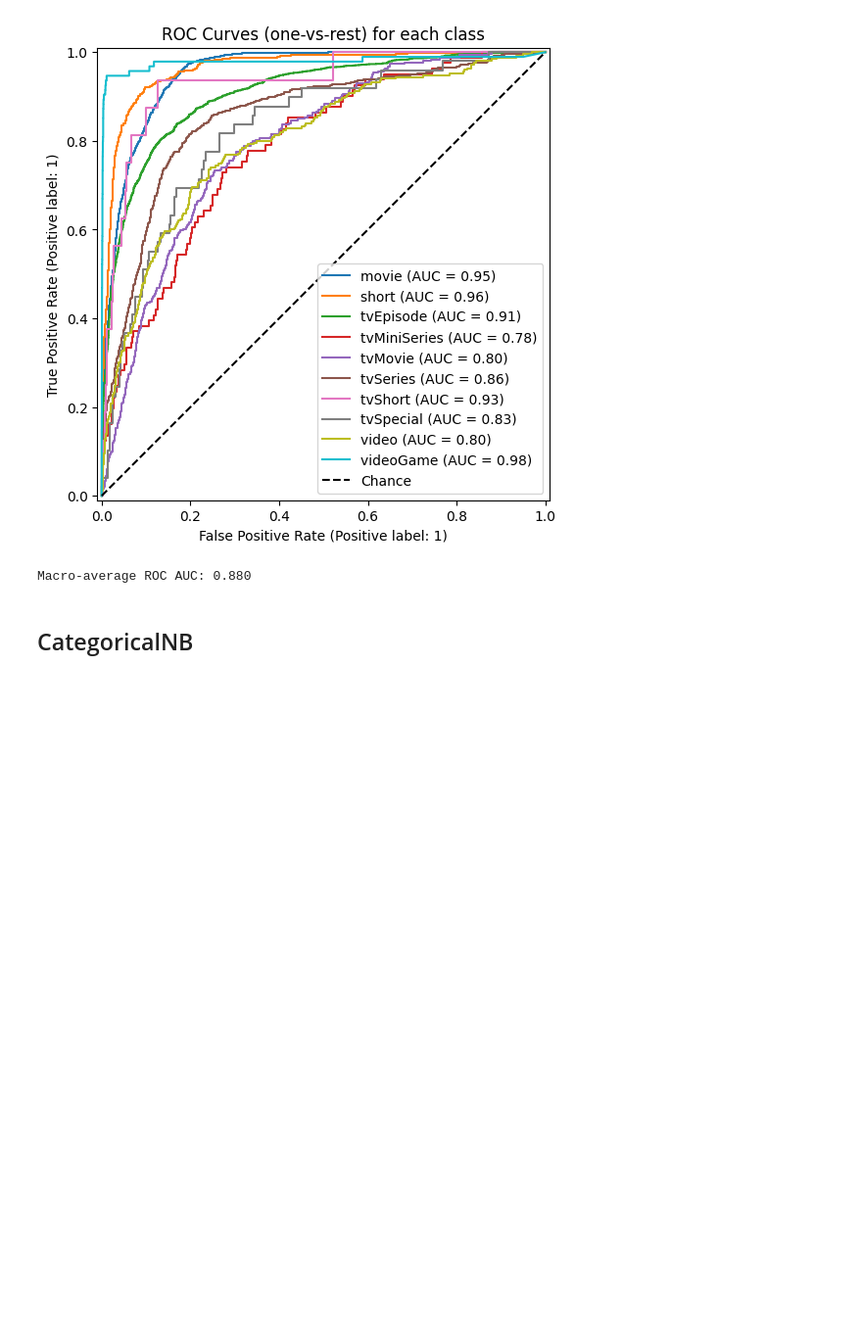
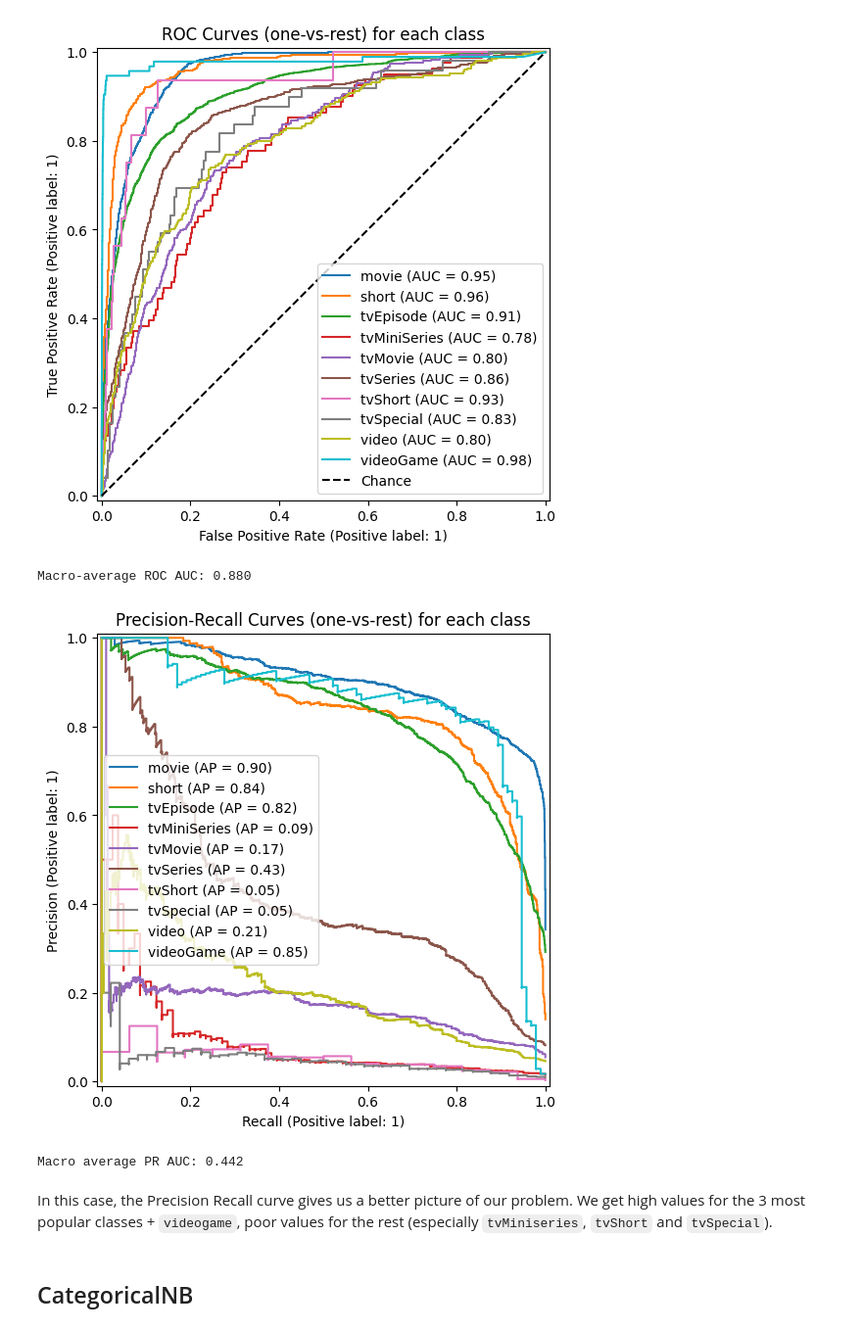
Before and after one commit to g-fabiani4-unipi/dm1_project, a Jupyter notebook: src/naive_bayes.ipynb, the cells around one changed output. Shown at 98% size. Saved outputs shown, nothing was run; the diff lists cells and outputs as text; code cells hidden in the pictures; blank space fills up the shorter version.

Commit message:
Added Precision Recall Curves
added P-R curves to both NB and DTs; added analysis

```diff
--- a/src/naive_bayes.ipynb
+++ b/src/naive_bayes.ipynb
@@ -196,6 +196,26 @@ print(f"Macro-average ROC AUC: {auc_score:.3f}")
 # %% [output]
 [figure]
 Macro-average ROC AUC: 0.880
+# %%
+plt.figure(figsize=(8, 6))
+for i, class_name in enumerate(classes):
+    PrecisionRecallDisplay.from_predictions(
+        y_test_bin[:, i],
+        y_score[:, i],
+        name=f"{class_name}",
+        ax=plt.gca()
+    )
+
+plt.legend()
+plt.title("Precision-Recall Curves (one-vs-rest) for each class")
+plt.show()
+
+print(f"Macro average PR AUC: {average_precision_score(y_test_bin, y_score, average='macro'):.3f}")
+# %% [output]
+[figure, added]
+Macro average PR AUC: 0.442
+# %% [markdown]
+In this case, the Precision Recall curve gives us a better picture of our problem. We get high values for the 3 most popular classes + `videogame`, poor values for the rest (especially `tvMiniseries`, `tvShort` and `tvSpecial`).
 # %% [markdown]
 ## CategoricalNB
 # %% [markdown]
```
Also changed, not shown: parts of 12 cells of this notebook, 1 other file.
